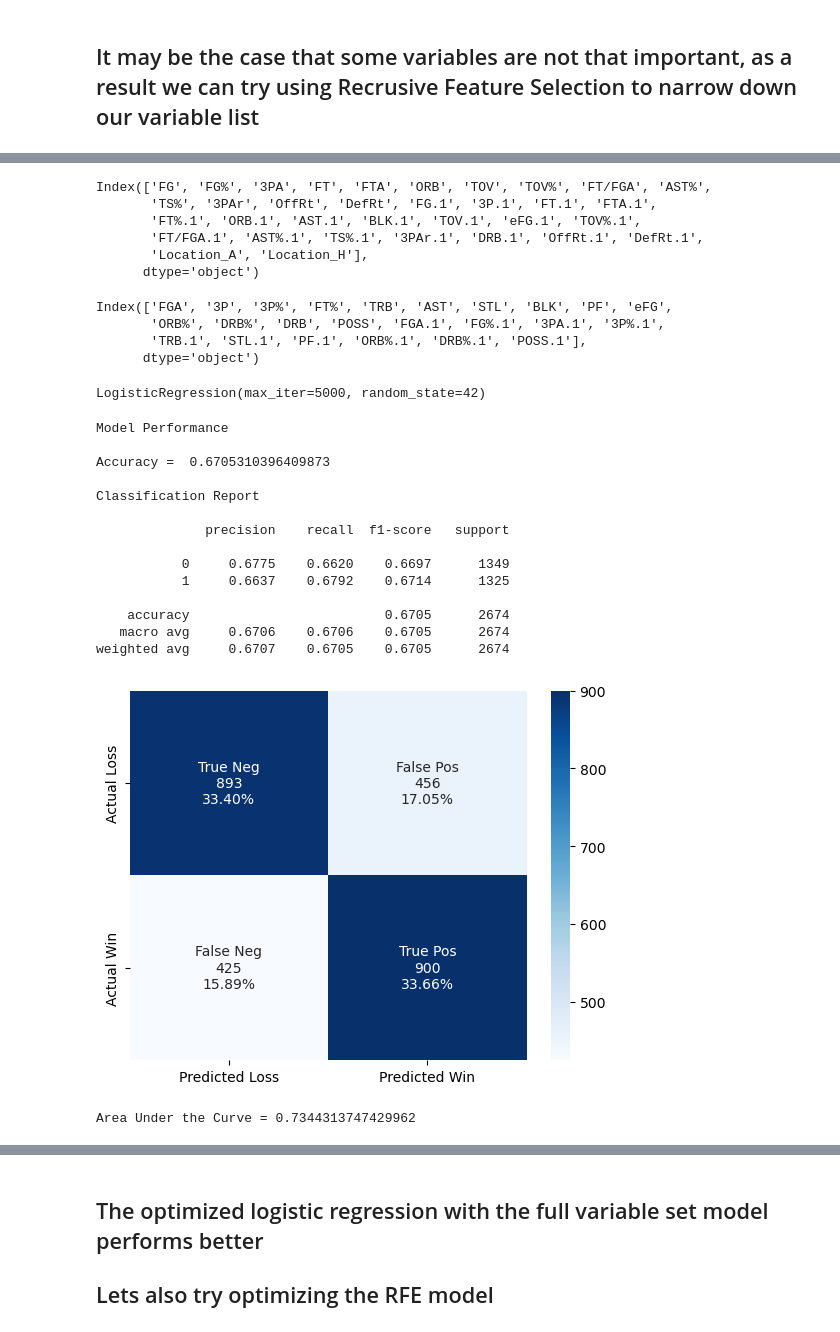
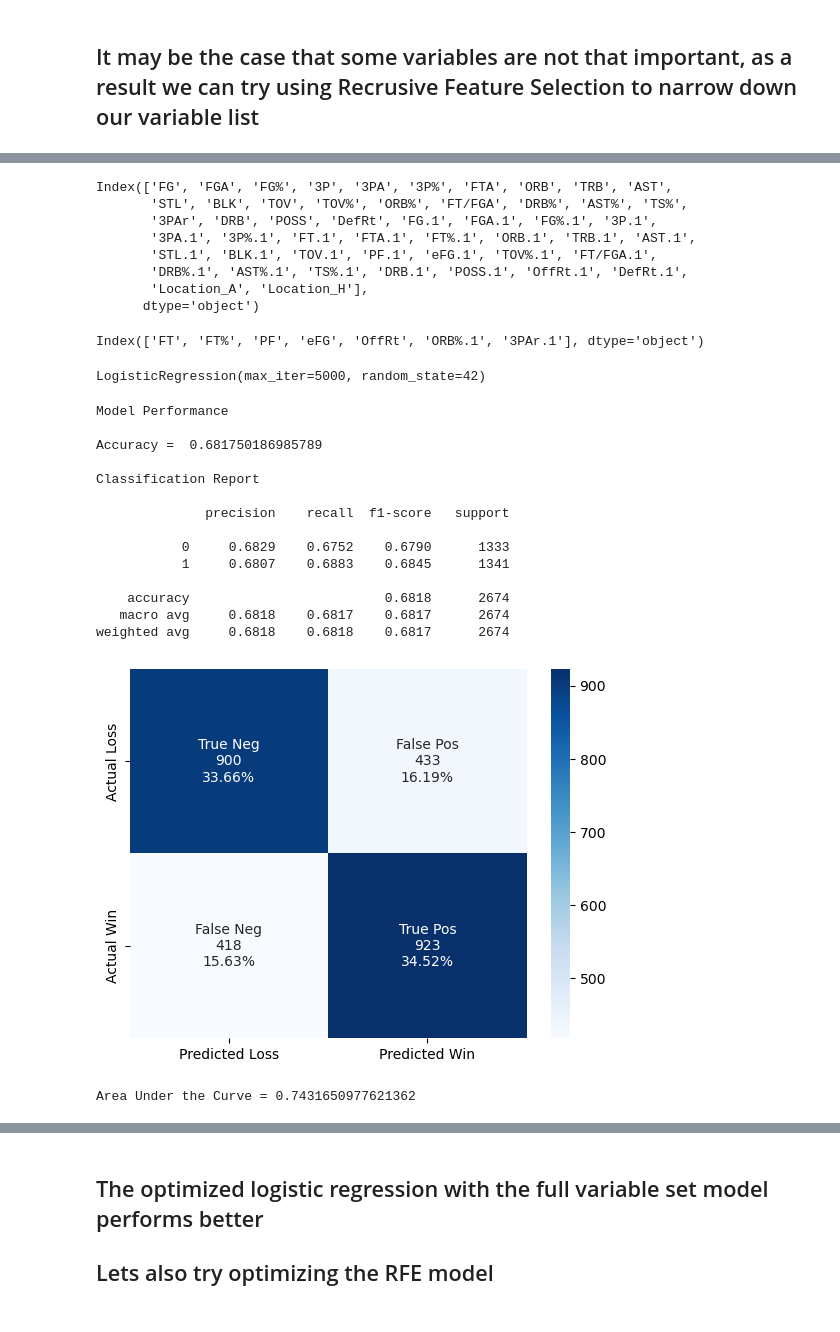
Before and after one commit to piercecappelli/NCAA-Mens-Basketball, a Jupyter notebook: College Basketball Logistic Regression Modeling.ipynb, the cells around one changed output, grey strips where cells are left out. Drawn from its saved outputs; the diff is of its cells as text; code cells hidden in the pictures.

```diff
--- a/College Basketball Logistic Regression Modeling.ipynb
+++ b/College Basketball Logistic Regression Modeling.ipynb
@@ -296,0 +345,24 @@ X_train, X_test, y_train, y_test = train_test_split(X, y, test_size = .25, rando
+# %%
+#Create training, validation, and test data
+
+train_ratio = 0.60
+validation_ratio = 0.25
+test_ratio = 0.15
+
+
+# train is now 70% of the entire data set
+X_train, X_test, y_train, y_test = train_test_split(X, y,
+                                                    test_size= test_ratio,
+                                                    stratify = y,
+                                                    random_state = 4242)
+
+ #test is now 10% of the initial data set
+ #validation is now 20% of the initial data set
+X_train, X_val, y_train, y_val = train_test_split(X_train, y_train,
+                                                  test_size=validation_ratio/(train_ratio + validation_ratio),
+                                                 stratify = y_train,
+                                                 random_state = 4242)
+
+print(X_train.shape, X_val.shape, X_test.shape)
+print(X_train.shape[0]/X.shape[0], X_val.shape[0]/X.shape[0], X_test.shape[0]/X.shape[0])
+print(y_train.sum()/len(y_train), y_val.sum()/len(y_val), y_test.sum()/len(y_test))
@@ -300,26 +376,33 @@ X_train, X_test, y_train, y_test = train_test_split(X, y, test_size = .25, rando
 #take categorical variables and one-hot encode
 dummy_train = X_train[['Location_A','Location_H','Location_N']]
 dummy_train.reset_index(drop = True, inplace = True)
+dummy_val = X_val[['Location_A','Location_H','Location_N']]
+dummy_val.reset_index(drop = True, inplace = True)
 dummy_test = X_test[['Location_A','Location_H','Location_N']]
 dummy_test.reset_index(drop = True, inplace = True)
 
 #create subset of data with just continuous variables
 X_train1 = X_train.drop(['Location_A','Location_H','Location_N'], axis = 1)
+X_val1 =  X_val.drop(['Location_A','Location_H','Location_N'], axis = 1)
 X_test1 =  X_test.drop(['Location_A','Location_H','Location_N'], axis = 1)
 
 #standardize continuous variables
 scaler = preprocessing.StandardScaler()
 X_train_std = pd.DataFrame(scaler.fit_transform(X_train1))
 X_train_std.columns = X_train1.columns
+X_val_std = pd.DataFrame(scaler.transform(X_val1))
+X_val_std.columns = X_val1.columns
 X_test_std = pd.DataFrame(scaler.transform(X_test1))
 X_test_std.columns = X_test1.columns
 
 #combine continuous and categorical variables
 X_train_d = pd.concat([X_train_std, dummy_train], axis = 1)
+X_val_d = pd.concat([X_val_std, dummy_val], axis = 1)
 X_test_d = pd.concat([X_test_std, dummy_test], axis = 1)
 
 #drop on category for logistic regression modelling
 X_train_full = X_train_d.drop(['Location_N'], axis = 1)
+X_val_full = X_val_d.drop(['Location_N'], axis = 1)
 X_test_full = X_test_d.drop(['Location_N'], axis = 1)
 # %% [markdown]
 ## Running a basic logistic regression model and examining the results
@@ -390,10 +473,13 @@ pd.options.display.max_rows = 10
 ## Now lets use hyperopt to optimize the Logistic Regression
 # %%
 #create function to optimize
+
 def hyperopt_train_test(params):
 
     model = LogisticRegression(**params)
-    return cross_val_score(model, X_train_full, y_train).mean()
+    model.fit(X_train_full, y_train)
+    y_pred = model.predict(X_val_full)
+    return accuracy_score(y_val, y_pred)
 # %%
 #assign values for hyperopt to explore as it searches for optimal parameters
 space = {
@@ -591,23 +670,23 @@ LR_selector = LR_select.fit(X_train_full, y_train)
 #examining which features were retained
 X_train_full.columns[LR_selector.support_]
 # %% [output]
-Index(['FG', 'FG%', '3PA', 'FT', 'FTA', 'ORB', 'TOV', 'TOV%', 'FT/FGA', 'AST%',
-       'TS%', '3PAr', 'OffRt', 'DefRt', 'FG.1', '3P.1', 'FT.1', 'FTA.1',
-       'FT%.1', 'ORB.1', 'AST.1', 'BLK.1', 'TOV.1', 'eFG.1', 'TOV%.1',
-       'FT/FGA.1', 'AST%.1', 'TS%.1', '3PAr.1', 'DRB.1', 'OffRt.1', 'DefRt.1',
+Index(['FG', 'FGA', 'FG%', '3P', '3PA', '3P%', 'FTA', 'ORB', 'TRB', 'AST',
+       'STL', 'BLK', 'TOV', 'TOV%', 'ORB%', 'FT/FGA', 'DRB%', 'AST%', 'TS%',
+       '3PAr', 'DRB', 'POSS', 'DefRt', 'FG.1', 'FGA.1', 'FG%.1', '3P.1',
+       '3PA.1', '3P%.1', 'FT.1', 'FTA.1', 'FT%.1', 'ORB.1', 'TRB.1', 'AST.1',
+       'STL.1', 'BLK.1', 'TOV.1', 'PF.1', 'eFG.1', 'TOV%.1', 'FT/FGA.1',
+       'DRB%.1', 'AST%.1', 'TS%.1', 'DRB.1', 'POSS.1', 'OffRt.1', 'DefRt.1',
        'Location_A', 'Location_H'],
       dtype='object')
 # %%
 #examining which features were removed
 X_train_full.columns[~LR_selector.support_]
 # %% [output]
-Index(['FGA', '3P', '3P%', 'FT%', 'TRB', 'AST', 'STL', 'BLK', 'PF', 'eFG',
-       'ORB%', 'DRB%', 'DRB', 'POSS', 'FGA.1', 'FG%.1', '3PA.1', '3P%.1',
-       'TRB.1', 'STL.1', 'PF.1', 'ORB%.1', 'DRB%.1', 'POSS.1'],
-      dtype='object')
+Index(['FT', 'FT%', 'PF', 'eFG', 'OffRt', 'ORB%.1', '3PAr.1'], dtype='object')
 # %%
 #creating training data the contains only the retained features
 X_train_full_rfe = X_train_full[X_train_full.columns[LR_selector.support_]]
+X_val_full_rfe = X_val_full[X_val_full.columns[LR_selector.support_]]
 X_test_full_rfe = X_test_full[X_train_full.columns[LR_selector.support_]]
 # %%
 #creating a base logistic regression object
@@ -619,21 +698,21 @@ logreg_rfe.fit(X_train_full_rfe, y_train)
 LogisticRegression(max_iter=5000, random_state=42)
 # %%
 #evaluating reduced features model
-evaluate_classification(logreg_rfe, X_test_full_rfe, y_test, extra = True)
+evaluate_classification(logreg_rfe, X_val_full_rfe, y_val, extra = True)
 # %% [output]
 Model Performance
 
-Accuracy =  0.6705310396409873
+Accuracy =  0.681750186985789
 
 Classification Report
 
               precision    recall  f1-score   support
 
-           0     0.6775    0.6620    0.6697      1349
-           1     0.6637    0.6792    0.6714      1325
+           0     0.6829    0.6752    0.6790      1333
+           1     0.6807    0.6883    0.6845      1341
 
-    accuracy                         0.6705      2674
-   macro avg     0.6706    0.6706    0.6705      2674
-weighted avg     0.6707    0.6705    0.6705      2674
+    accuracy                         0.6818      2674
+   macro avg     0.6818    0.6817    0.6817      2674
+weighted avg     0.6818    0.6818    0.6817      2674
-[figure, old version]
+[figure, new version]
-Area Under the Curve = 0.7344313747429962
+Area Under the Curve = 0.7431650977621362
```
Also changed, not shown: parts of 61 cells of this notebook.
